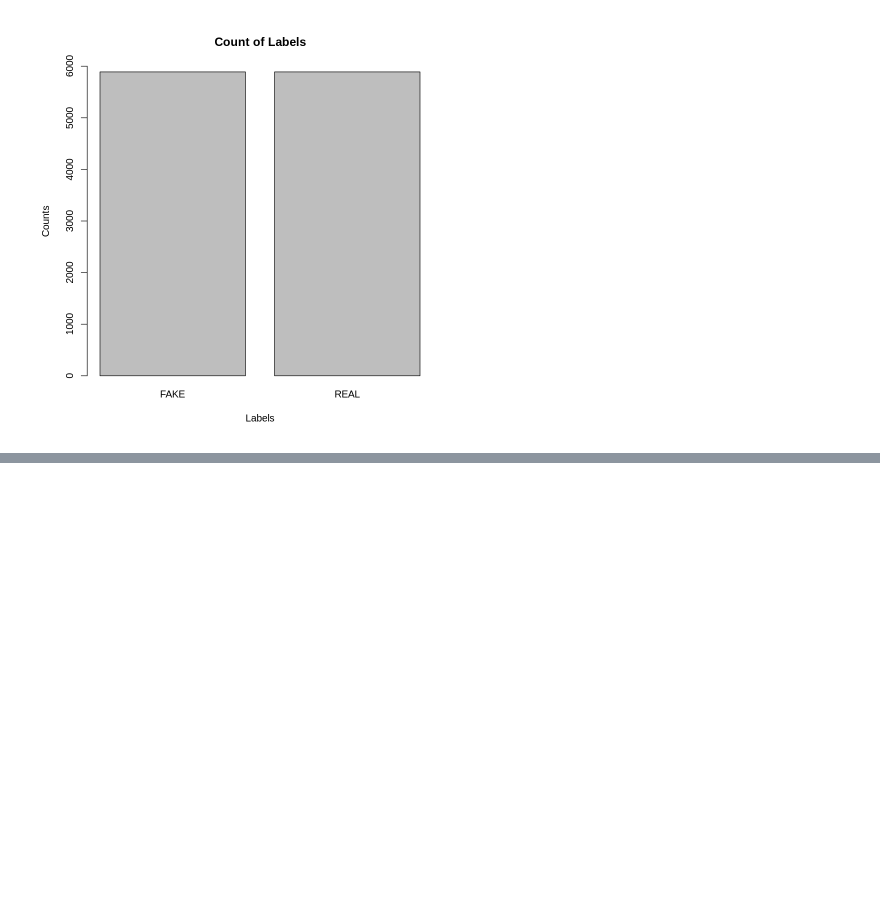
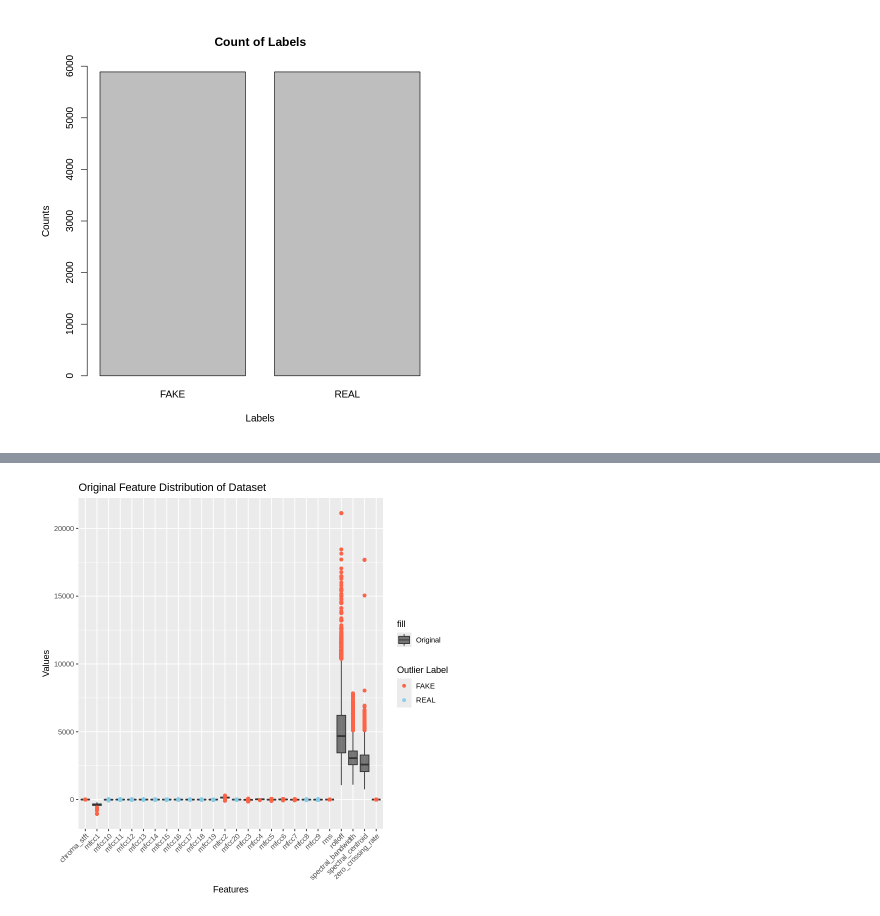
Before and after one commit to Azlothe/Detecting-DeepFake-Audio, a Jupyter notebook: Data_Analysis.ipynb, the cells around one changed output, grey strips where cells are left out. Cells and saved outputs as stored; diff of their text form; code cells hidden in the pictures; blank space fills up the shorter version.

Commit message:
feat: feature distribution/outliers, correlation, clustered features, pca

```diff
--- a/Data_Analysis.ipynb
+++ b/Data_Analysis.ipynb
@@ -13,4 +13,4 @@ system("mkdir -p /content/data")
 # Unzip the file into /content/data/
 system("unzip /content/archive.zip -d /content/data/")
 # %%
-data <- read_csv("/content/data/KAGGLE/DATASET-balanced.csv")
+data <- read.csv("/content/data/KAGGLE/DATASET-balanced.csv")
@@ -64,0 +81,9 @@ barplot(labels,
+# %%
+# Select the numerical features. Otherwise, will error.
+numerical_features <- data[, sapply(data, is.numeric)]
+
+# Z-Scale Normalization
+scaled_data <- scale(numerical_features)
+
+scaled_data <- as.data.frame(scaled_data)
+head(scaled_data)
@@ -64,0 +120,25 @@ barplot(labels,
+# %%
+original_features <- gather(numerical_features, key = "Feature", value = "Original_Value")
+original_features$LABEL <- rep(data$LABEL, each = ncol(numerical_features))
+
+ggplot(original_features, aes(x = Feature, y = Original_Value)) +
+  geom_boxplot(aes(fill = "Original"), alpha = 0.5) +
+
+  # Plot outliers with different colors for the LABEL
+  geom_point(
+    aes(color = LABEL),
+    size = 1.5,
+    shape = 19,
+    data = original_features %>%
+      dplyr::group_by(Feature) %>%
+      dplyr::filter(Original_Value > quantile(Original_Value, 0.75) + 1.5 * IQR(Original_Value) |
+                    Original_Value < quantile(Original_Value, 0.25) - 1.5 * IQR(Original_Value))
+  ) +
+
+  labs(title = "Original Feature Distribution of Dataset",
+       x = "Features", y = "Values", fill = "Label", color = "Outlier Label") +
+  theme(axis.text.x = element_text(angle = 45, hjust = 1)) +
+  scale_fill_manual(values = "black") +
+  scale_color_manual(values = c("REAL" = "skyblue", "FAKE" = "tomato"))
+# %% [output]
+[figure, added]
```
Also changed, not shown: parts of 30 cells of this notebook.
